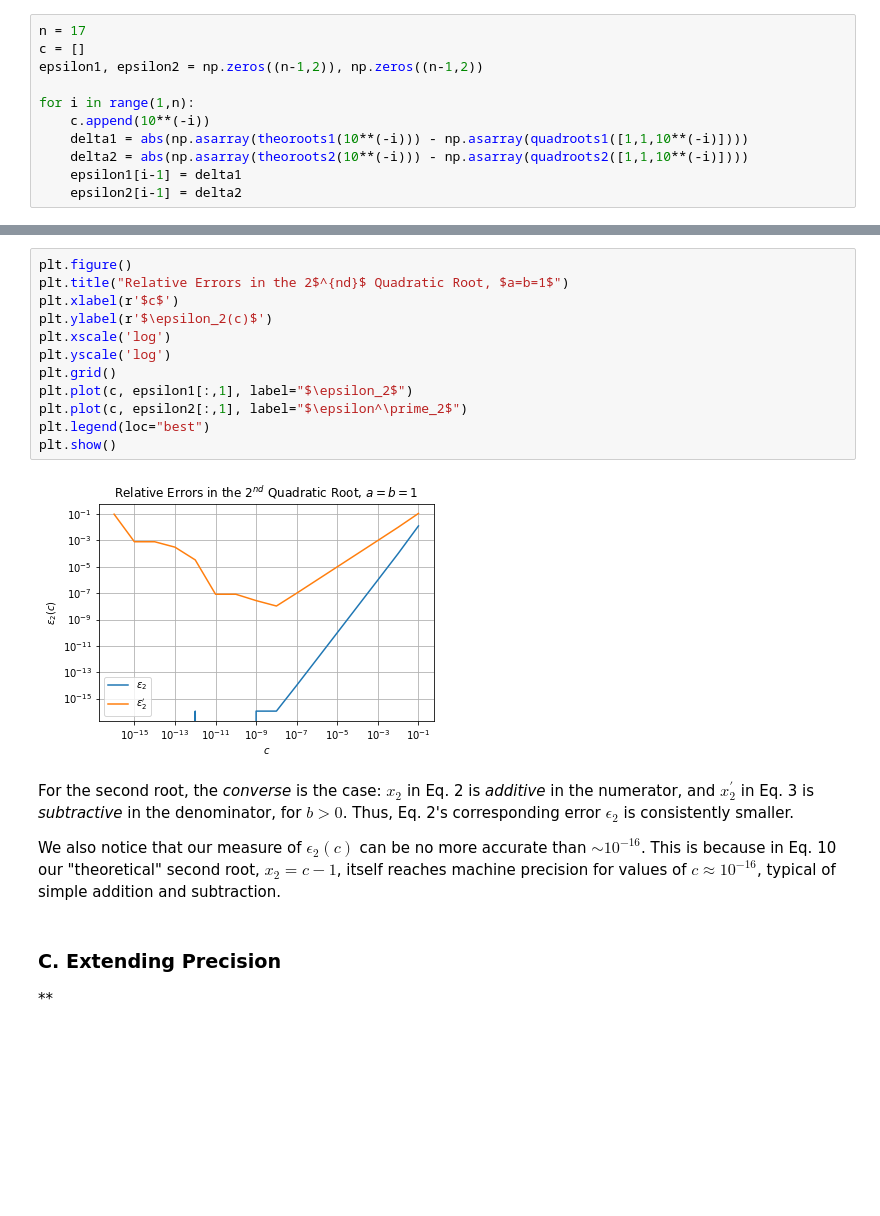
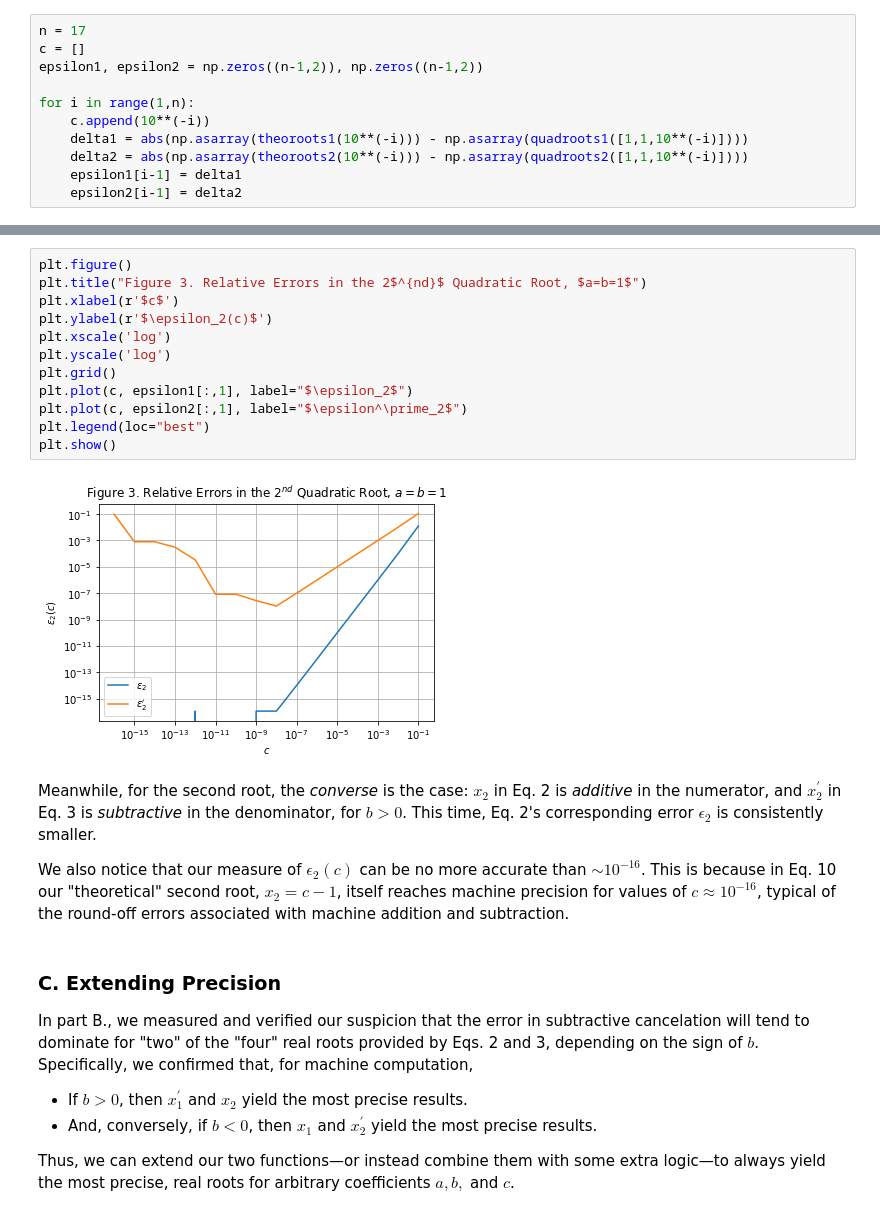
Before and after one commit to sabaronett/computational-physics-class-404-604-Spring-2020, a Jupyter notebook: homework/hw02.ipynb, the cells around one changed output, grey strips where cells are left out. Cells and saved outputs as stored; diff of their text form; blank space fills up the shorter version.

```diff
--- a/homework/hw02.ipynb
+++ b/homework/hw02.ipynb
@@ -369,21 +391,26 @@ We notice that our measure of $\epsilon^\prime_1(c)$ is measureable down to $\si
 # %%
 plt.figure()
-plt.title("Relative Errors in the 2$^{nd}$ Quadratic Root, $a=b=1$")
+plt.title("Figure 3. Relative Errors in the 2$^{nd}$ Quadratic Root, $a=b=1$")
 plt.xlabel(r'$c$')
 plt.ylabel(r'$\epsilon_2(c)$')
 plt.xscale('log')
 plt.yscale('log')
 plt.grid()
 plt.plot(c, epsilon1[:,1], label="$\epsilon_2$")
 plt.plot(c, epsilon2[:,1], label="$\epsilon^\prime_2$")
 plt.legend(loc="best")
 plt.show()
 # %% [output]
-[figure, old version]
+[figure, new version]
 # %% [markdown]
-For the second root, the _converse_ is the case: $x_2$ in Eq. 2 is _additive_ in the numerator, and $x^\prime_2$ in Eq. 3 is _subtractive_ in the denominator, for $b>0$. Thus, Eq. 2's corresponding error $\epsilon_2$ is consistently smaller.
+Meanwhile, for the second root, the _converse_ is the case: $x_2$ in Eq. 2 is _additive_ in the numerator, and $x^\prime_2$ in Eq. 3 is _subtractive_ in the denominator, for $b>0$. This time, Eq. 2's corresponding error $\epsilon_2$ is consistently smaller.
 
-We also notice that our measure of $\epsilon_2(c)$ can be no more accurate than $\sim10^{-16}$. This is because in Eq. 10 our "theoretical" second root, $x_2 = c - 1$, itself reaches machine precision for values of $c \approx 10^{-16}$, typical of simple addition and subtraction.
+We also notice that our measure of $\epsilon_2(c)$ can be no more accurate than $\sim10^{-16}$. This is because in Eq. 10 our "theoretical" second root, $x_2 = c - 1$, itself reaches machine precision for values of $c \approx 10^{-16}$, typical of the round-off errors associated with machine addition and subtraction.
-# %% [markdown]
-### C. Extending Precision
-**
+# %% [markdown]
+### C. Extending Precision
+In part B., we measured and verified our suspicion that the error in subtractive cancelation will tend to dominate for "two" of the "four" real roots provided by Eqs. 2 and 3, depending on the sign of $b$. Specifically, we confirmed that, for machine computation,
+
+- If $b > 0$, then $x^\prime_1$ and $x_2$ yield the most precise results.
+- And, conversely, if $b < 0$, then $x_1$ and $x^\prime_2$ yield the most precise results.
+
+Thus, we can extend our two functions&mdash;or instead combine them with some extra logic&mdash;to always yield the most precise, real roots for arbitrary coefficients $a, b,$ and $c$.
```
Also changed, not shown: parts of 11 cells of this notebook.
